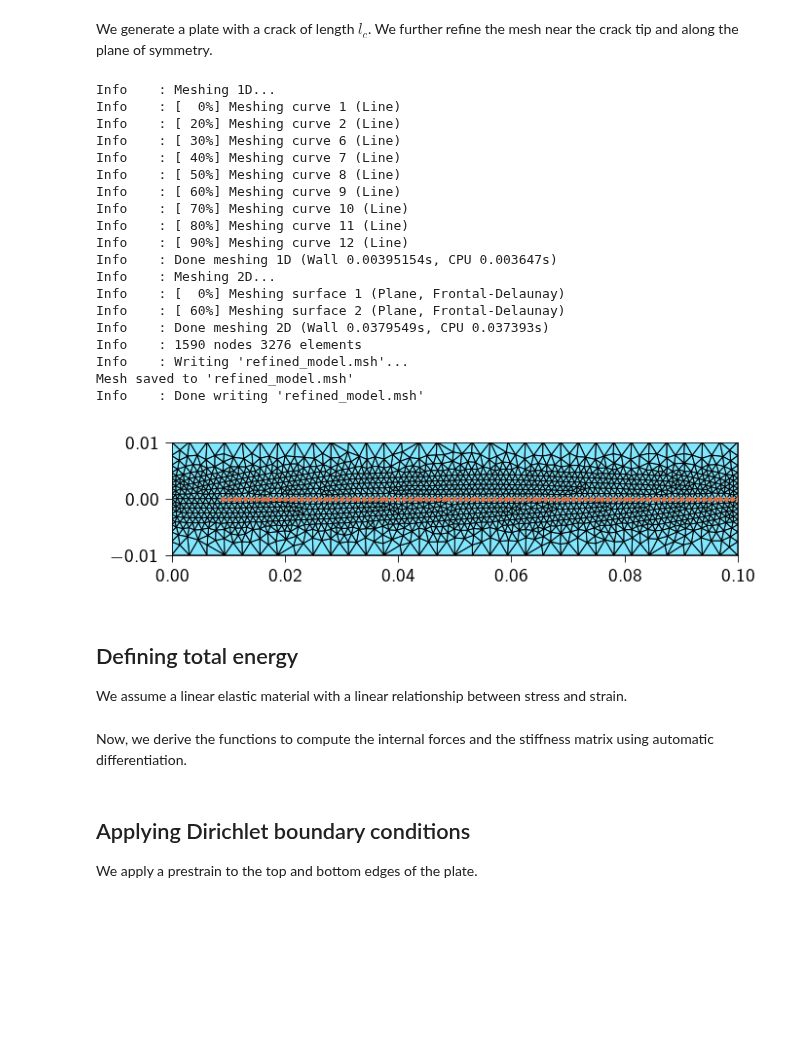
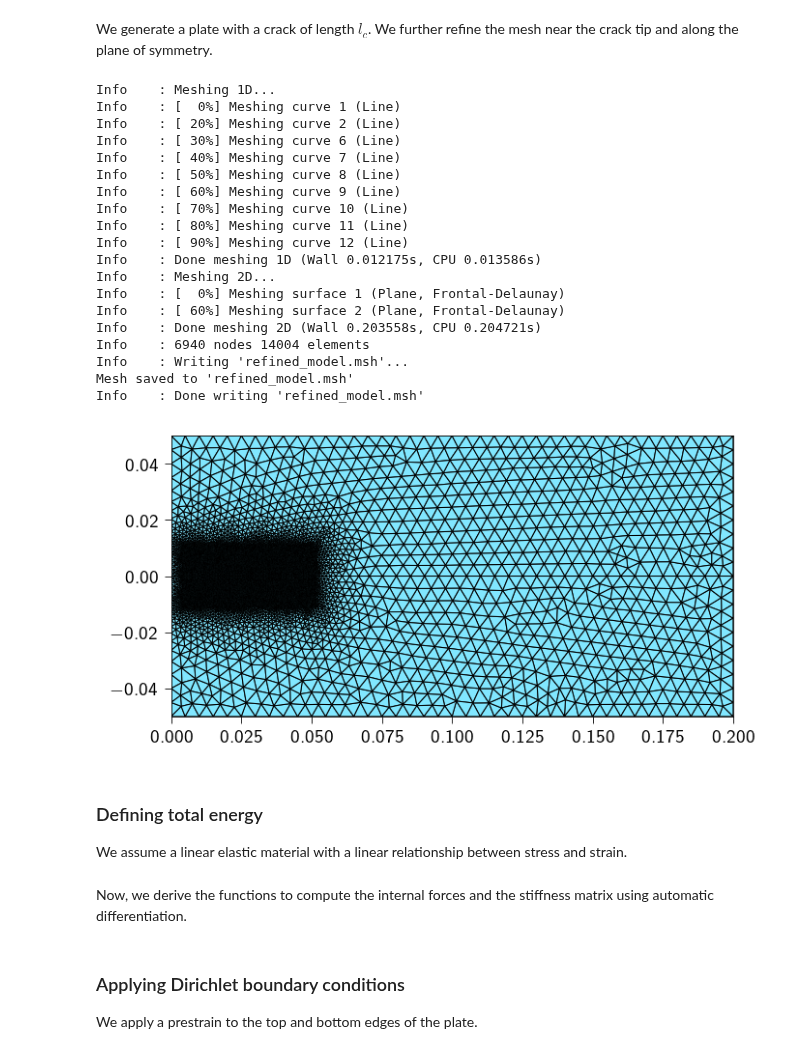
Before and after one commit to smec-ethz/tatva, a Jupyter notebook: examples/notebooks/lefm.ipynb, the cells around one changed output. Cells and saved outputs as stored; diff of their text form; code cells hidden in the pictures; blank space fills up the shorter version.

```diff
--- a/examples/notebooks/lefm.ipynb
+++ b/examples/notebooks/lefm.ipynb
@@ -140,10 +140,10 @@ def generate_cracked_plate_mesh(
     gmsh.model.mesh.field.setNumber(field_tag, "VIn", mesh_size_inside_box)
     gmsh.model.mesh.field.setNumber(field_tag, "VOut", mesh_size_outside_box)
 
-    gmsh.model.mesh.field.setNumber(field_tag, "XMin", 0)
-    gmsh.model.mesh.field.setNumber(field_tag, "XMax", length)
-    gmsh.model.mesh.field.setNumber(field_tag, "YMin", -height / 5)
-    gmsh.model.mesh.field.setNumber(field_tag, "YMax", height / 5)
+    gmsh.model.mesh.field.setNumber(field_tag, "XMin", lc/2)
+    gmsh.model.mesh.field.setNumber(field_tag, "XMax", 5*lc)
+    gmsh.model.mesh.field.setNumber(field_tag, "YMin", -lc)
+    gmsh.model.mesh.field.setNumber(field_tag, "YMax", lc)
     gmsh.model.mesh.field.setNumber(field_tag, "ZMin", 0)
     gmsh.model.mesh.field.setNumber(field_tag, "ZMax", 0)
     gmsh.model.mesh.field.setNumber(field_tag, "Thickness", 2.5e-2)
@@ -182,27 +182,21 @@ We generate a plate with a crack of length $l_c$. We further refine the mesh nea
 # %%
 #| output: false
 
+crack_length = 0.01
+length = 0.2
+height = 0.1
+
 params = {
-    "length": 0.1,
-    "height": 0.02,
-    "lc": 0.01,
-    "min_elem": 1e-3,
+    "length": length,
+    "height": height,
+    "lc": crack_length,
+    "min_elem": 5e-4,
     "output_filename": "refined_model.msh",
 }
 
 mesh = generate_cracked_plate_mesh(**params)
 
 
-# get contact elements
-# function identifies nodes on the line
-def fracture_plane(coord: jnp.ndarray, tol: float) -> bool:
-    return jnp.isclose(coord[1], 0, atol=tol)
-
-
-fracture_elements = get_elements_on_curve(mesh, fracture_plane, tol=1e-6)
-fracture_nodes = jnp.unique(fracture_elements.flatten())
-
-
 n_nodes = mesh.coords.shape[0]
 n_dofs_per_node = 2
 n_dofs = n_dofs_per_node * n_nodes
@@ -217,44 +211,38 @@ Info    : [ 60%] Meshing curve 9 (Line)
 Info    : [ 70%] Meshing curve 10 (Line)
 Info    : [ 80%] Meshing curve 11 (Line)
 Info    : [ 90%] Meshing curve 12 (Line)
-Info    : Done meshing 1D (Wall 0.00395154s, CPU 0.003647s)
+Info    : Done meshing 1D (Wall 0.012175s, CPU 0.013586s)
 Info    : Meshing 2D...
 Info    : [  0%] Meshing surface 1 (Plane, Frontal-Delaunay)
 Info    : [ 60%] Meshing surface 2 (Plane, Frontal-Delaunay)
-Info    : Done meshing 2D (Wall 0.0379549s, CPU 0.037393s)
-Info    : 1590 nodes 3276 elements
+Info    : Done meshing 2D (Wall 0.203558s, CPU 0.204721s)
+Info    : 6940 nodes 14004 elements
 Info    : Writing 'refined_model.msh'...
 Mesh saved to 'refined_model.msh'
 Info    : Done writing 'refined_model.msh'
 # %%
 # | code-fold: true
 # | fig-align: center
 
 plt.style.use(STYLE_PATH)
 plt.figure(figsize=(5, 5))
 ax = plt.axes()
 ax.tripcolor(
     *mesh.coords.T,
     mesh.elements,
     facecolors=jnp.ones(mesh.elements.shape[0]),
     edgecolors="k",
     lw=0.5,
     cmap=cmc.managua_r,
 )
-ax.scatter(
-    mesh.coords[fracture_nodes, 0],
-    mesh.coords[fracture_nodes, 1],
-    color=colors.red,
-    s=2,
-)
 
 ax.set_aspect("equal")
 ax.margins(0.0, 0.0)
 plt.show()
 # %% [output]
-[figure, old version]
+[figure, new version]
 # %% [markdown]
-## Defining total energy
+### Defining total energy
 
 We assume a linear elastic material with a linear relationship between stress and strain.
 # %%
@@ -309,5 +304,5 @@ hessian = jax.jacfwd(gradient)
 # %% [markdown]
-## Applying Dirichlet boundary conditions
+### Applying Dirichlet boundary conditions
 
 We apply a prestrain to the top and bottom edges of the plate.
 # %%
```
Also changed, not shown: parts of 12 cells of this notebook.
